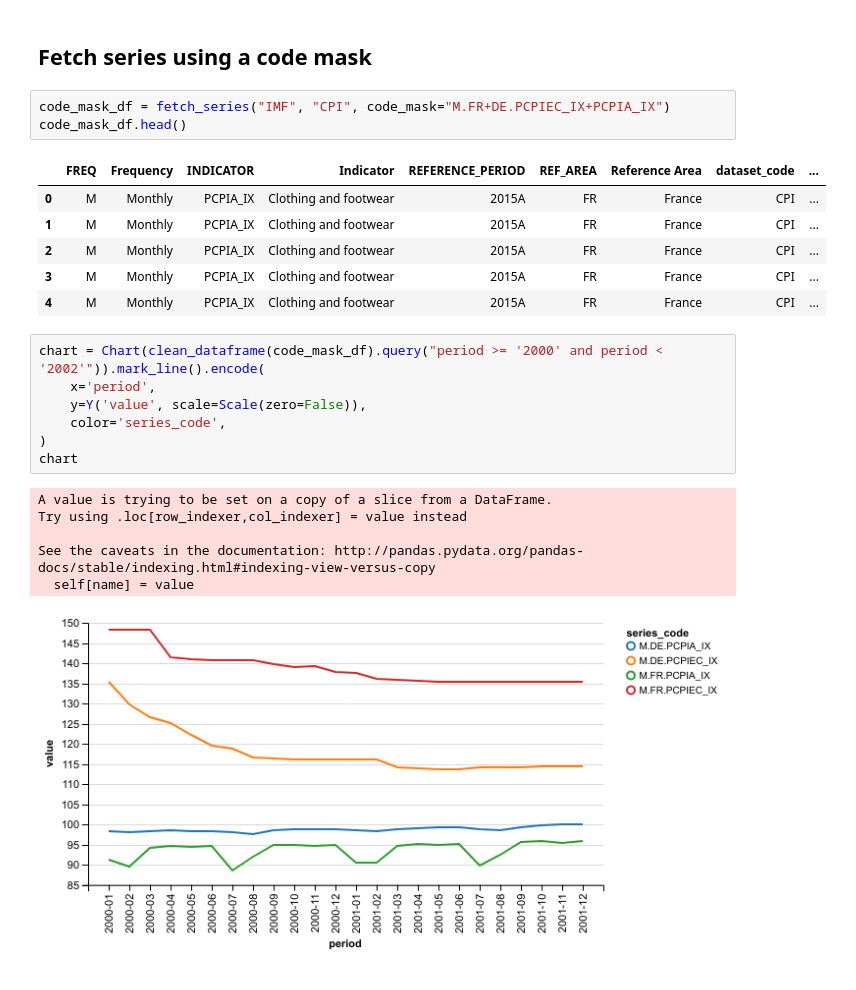
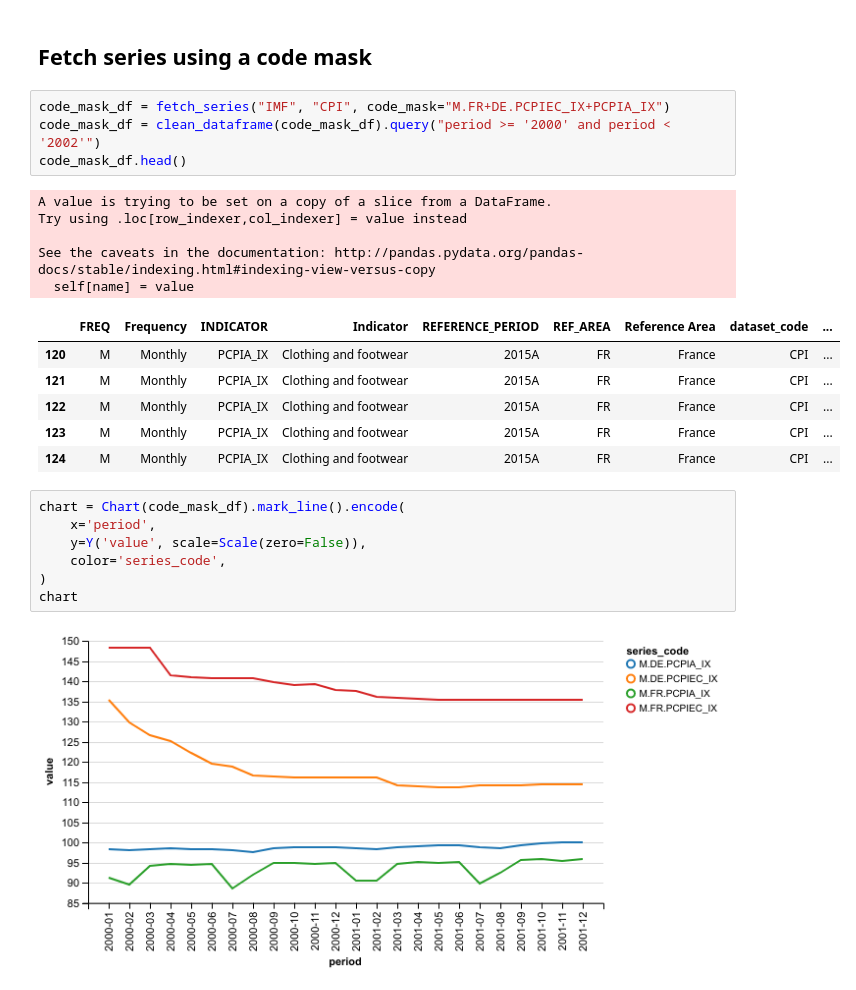
Before and after one commit to ceschi/dbnomics-python-client, a Jupyter notebook: index.ipynb, the cells around one changed output. Saved outputs shown, nothing was run; the diff lists cells and outputs as text.

```diff
--- a/index.ipynb
+++ b/index.ipynb
@@ -215,25 +215,26 @@ cart_df.head()
 ## Fetch series using a code mask
 # %%
 code_mask_df = fetch_series("IMF", "CPI", code_mask="M.FR+DE.PCPIEC_IX+PCPIA_IX")
+code_mask_df = clean_dataframe(code_mask_df).query("period >= '2000' and period < '2002'")
 code_mask_df.head()
 # %% [output]
+A value is trying to be set on a copy of a slice from a DataFrame.
+Try using .loc[row_indexer,col_indexer] = value instead
+
+See the caveats in the documentation: http://pandas.pydata.org/pandas-docs/stable/indexing.html#indexing-view-versus-copy
+  self[name] = value
 |  | FREQ | Frequency | INDICATOR | Indicator | REFERENCE_PERIOD | REF_AREA | Reference Area | dataset_code | ... |
-| 0 | M | Monthly | PCPIA_IX | Clothing and footwear | 2015A | FR | France | CPI | ... |
-| 1 | M | Monthly | PCPIA_IX | Clothing and footwear | 2015A | FR | France | CPI | ... |
-| 2 | M | Monthly | PCPIA_IX | Clothing and footwear | 2015A | FR | France | CPI | ... |
-| 3 | M | Monthly | PCPIA_IX | Clothing and footwear | 2015A | FR | France | CPI | ... |
-| 4 | M | Monthly | PCPIA_IX | Clothing and footwear | 2015A | FR | France | CPI | ... |
+| 120 | M | Monthly | PCPIA_IX | Clothing and footwear | 2015A | FR | France | CPI | ... |
+| 121 | M | Monthly | PCPIA_IX | Clothing and footwear | 2015A | FR | France | CPI | ... |
+| 122 | M | Monthly | PCPIA_IX | Clothing and footwear | 2015A | FR | France | CPI | ... |
+| 123 | M | Monthly | PCPIA_IX | Clothing and footwear | 2015A | FR | France | CPI | ... |
+| 124 | M | Monthly | PCPIA_IX | Clothing and footwear | 2015A | FR | France | CPI | ... |
 # %%
-chart = Chart(clean_dataframe(code_mask_df).query("period >= '2000' and period < '2002'")).mark_line().encode(
+chart = Chart(code_mask_df).mark_line().encode(
     x='period',
     y=Y('value', scale=Scale(zero=False)),
     color='series_code',
 )
 chart
 # %% [output]
-A value is trying to be set on a copy of a slice from a DataFrame.
-Try using .loc[row_indexer,col_indexer] = value instead
-
-See the caveats in the documentation: http://pandas.pydata.org/pandas-docs/stable/indexing.html#indexing-view-versus-copy
-  self[name] = value
 [figure]
```
Also changed, not shown: parts of 1 cell of this notebook.
